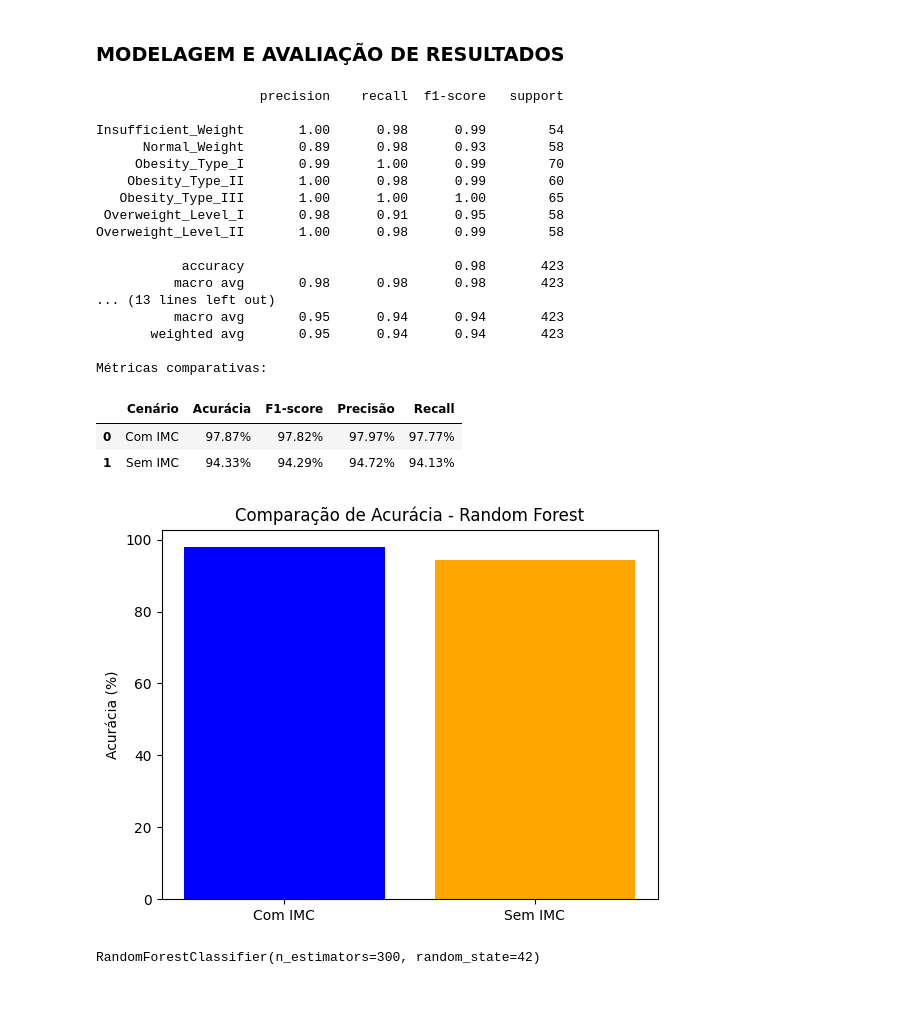
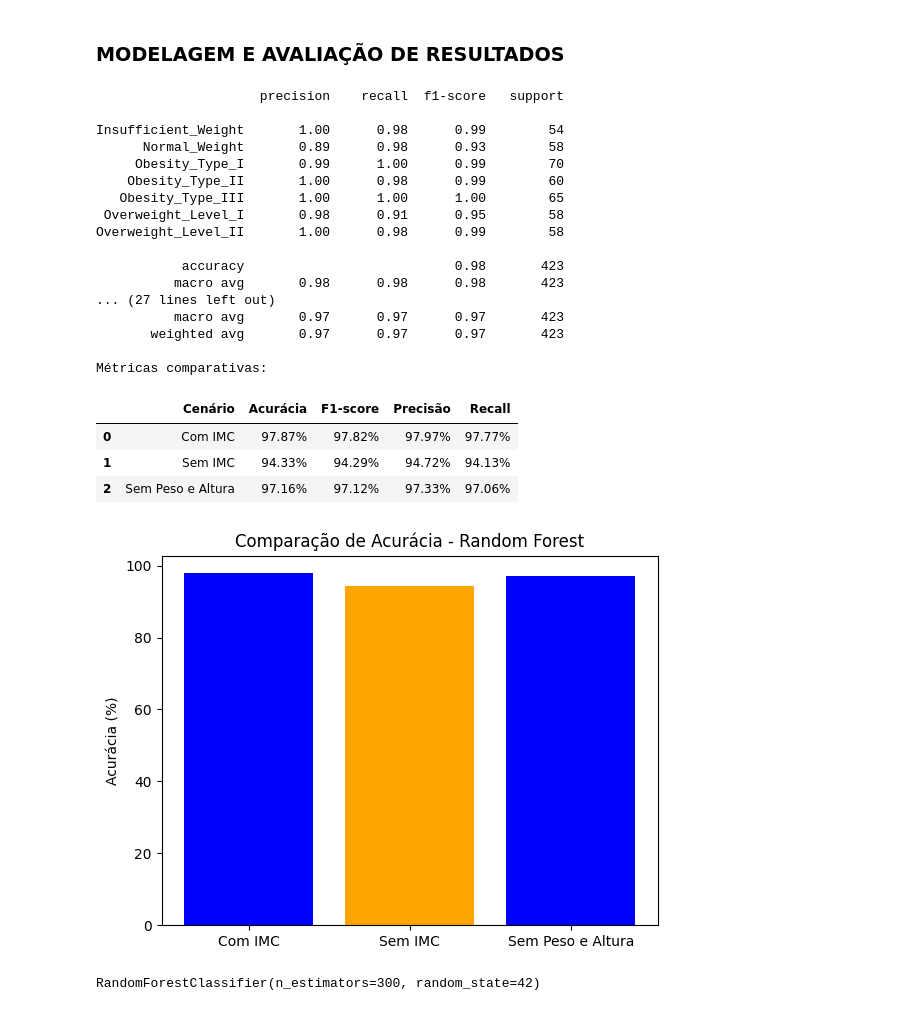
Before and after one commit to luenepizzi/MODELO_PREVISAO_OBESIDADE, a Jupyter notebook: TECH_CHALLENGE_4_LUENE_PIZZI.ipynb, the cells around one changed output. Saved outputs shown, nothing was run; the diff lists cells and outputs as text; code cells hidden in the pictures.

```diff
--- a/TECH_CHALLENGE_4_LUENE_PIZZI.ipynb
+++ b/TECH_CHALLENGE_4_LUENE_PIZZI.ipynb
@@ -207,13 +227,19 @@ acc_imc, f1_imc, prec_imc, rec_imc = evaluate_model(rf_model, X_encoded, y)
 X_sem_imc = X_encoded.drop(columns=["IMC"])
 acc_sem, f1_sem, prec_sem, rec_sem = evaluate_model(rf_model, X_sem_imc, y)
 
+# Sem Peso e Altura
+
+X_sem_p = X_encoded.drop(columns=["Weight", "Height"])
+acc_sem_p, f1_sem_p, prec_sem_p, rec_sem_p = evaluate_model(rf_model, X_sem_p, y)
+
+
 # Tabela comparativa
 metrics_df = pd.DataFrame({
-    "Cenário": ["Com IMC", "Sem IMC"],
-    "Acurácia": [f"{acc_imc*100:.2f}%", f"{acc_sem*100:.2f}%"],
-    "F1-score": [f"{f1_imc*100:.2f}%", f"{f1_sem*100:.2f}%"],
-    "Precisão": [f"{prec_imc*100:.2f}%", f"{prec_sem*100:.2f}%"],
-    "Recall": [f"{rec_imc*100:.2f}%", f"{rec_sem*100:.2f}%"]
+    "Cenário": ["Com IMC", "Sem IMC", "Sem Peso e Altura"],
+    "Acurácia": [f"{acc_imc*100:.2f}%", f"{acc_sem*100:.2f}%", f"{acc_sem_p*100:.2f}%"],
+    "F1-score": [f"{f1_imc*100:.2f}%", f"{f1_sem*100:.2f}%",  f"{f1_sem_p*100:.2f}%"],
+    "Precisão": [f"{prec_imc*100:.2f}%", f"{prec_sem*100:.2f}%", f"{prec_sem_p*100:.2f}%"],
+    "Recall": [f"{rec_imc*100:.2f}%", f"{rec_sem*100:.2f}%", f"{rec_sem_p*100:.2f}%"]
 })
 
 print("Métricas comparativas:")
@@ -231,21 +257,22 @@ Overweight_Level_II       1.00      0.98      0.99        58
 
            accuracy                           0.98       423
           macro avg       0.98      0.98      0.98       423
-... (13 lines left out)
-          macro avg       0.95      0.94      0.94       423
-       weighted avg       0.95      0.94      0.94       423
+... (27 lines left out)
+          macro avg       0.97      0.97      0.97       423
+       weighted avg       0.97      0.97      0.97       423
 
 Métricas comparativas:
 |  | Cenário | Acurácia | F1-score | Precisão | Recall |
 | 0 | Com IMC | 97.87% | 97.82% | 97.97% | 97.77% |
 | 1 | Sem IMC | 94.33% | 94.29% | 94.72% | 94.13% |
+| 2 | Sem Peso e Altura | 97.16% | 97.12% | 97.33% | 97.06% |
 # %%
-plt.bar(["Com IMC", "Sem IMC"], [acc_imc*100, acc_sem*100], color=["blue", "orange"])
+plt.bar(["Com IMC", "Sem IMC", "Sem Peso e Altura"], [acc_imc*100, acc_sem*100, acc_sem_p*100], color=["blue", "orange"])
 plt.title("Comparação de Acurácia - Random Forest")
 plt.ylabel("Acurácia (%)")
 plt.show()
 # %% [output]
-[figure, old version]
+[figure, new version]
 # %%
 # Treinar modelo final com IMC
 X_train, X_test, y_train, y_test = train_test_split(X_encoded, y, test_size=0.2, stratify=y, random_state=42)
```
Also changed, not shown: parts of 1 cell of this notebook.
